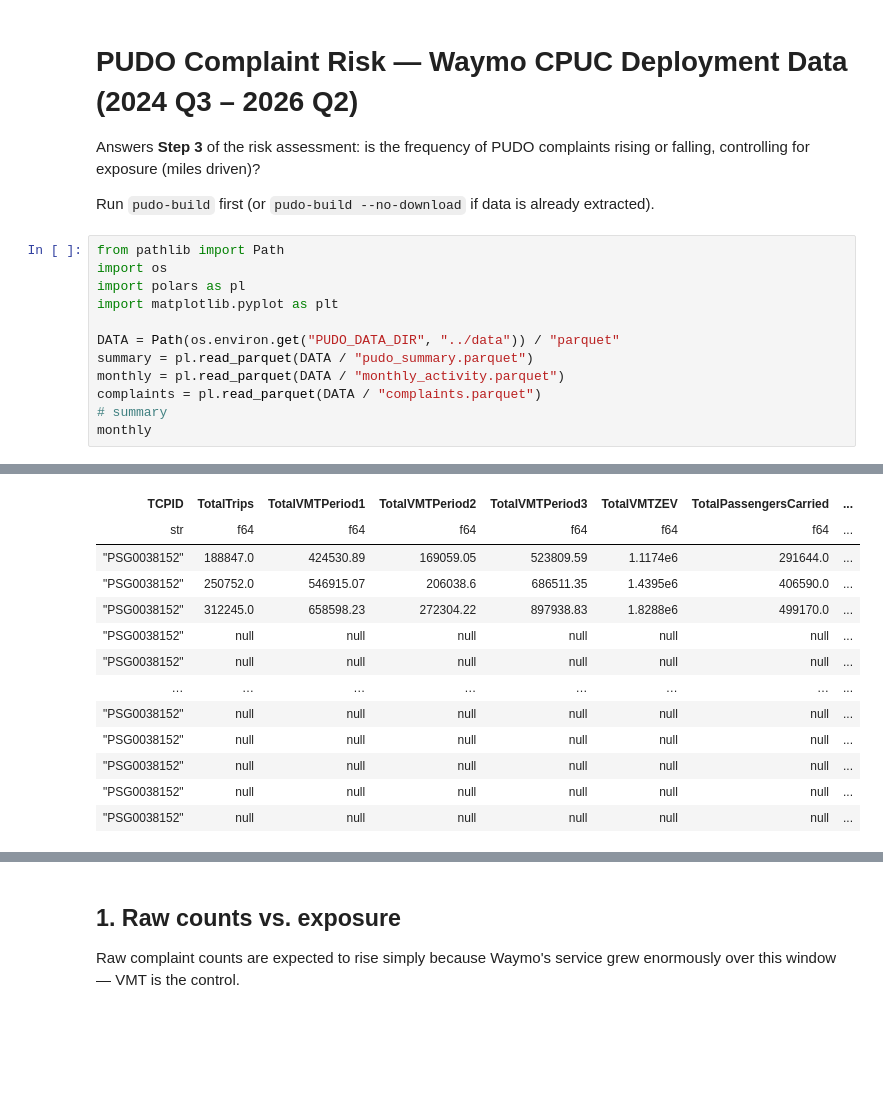
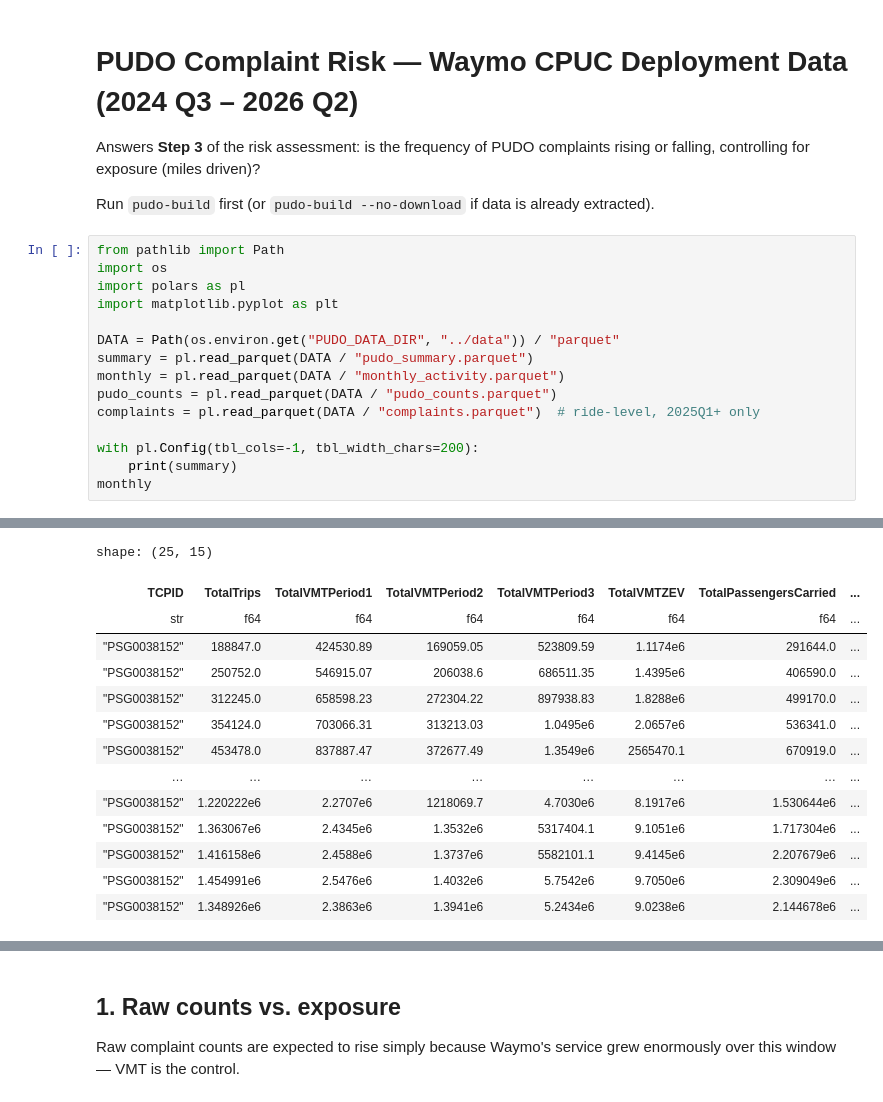
Before and after one commit to jonathanwilsonami/curbrisk-av, a Jupyter notebook: pudo-pipeline/notebooks/pudo_analysis.ipynb, the cells around one changed output, grey strips where cells are left out. Cells and saved outputs as stored; diff of their text form; blank space fills up the shorter version.

```diff
--- a/pudo-pipeline/notebooks/pudo_analysis.ipynb
+++ b/pudo-pipeline/notebooks/pudo_analysis.ipynb
@@ -13,7 +13,10 @@ import matplotlib.pyplot as plt
 DATA = Path(os.environ.get("PUDO_DATA_DIR", "../data")) / "parquet"
 summary = pl.read_parquet(DATA / "pudo_summary.parquet")
 monthly = pl.read_parquet(DATA / "monthly_activity.parquet")
-complaints = pl.read_parquet(DATA / "complaints.parquet")
-# summary
+pudo_counts = pl.read_parquet(DATA / "pudo_counts.parquet")
+complaints = pl.read_parquet(DATA / "complaints.parquet")  # ride-level, 2025Q1+ only
+
+with pl.Config(tbl_cols=-1, tbl_width_chars=200):
+    print(summary)
 monthly
 # %% [output]
@@ -21,16 +39,17 @@ shape: (19, 14)
+shape: (25, 15)
 | TCPID | TotalTrips | TotalVMTPeriod1 | TotalVMTPeriod2 | TotalVMTPeriod3 | TotalVMTZEV | TotalPassengersCarried | ... |
 | str | f64 | f64 | f64 | f64 | f64 | f64 | ... |
 | "PSG0038152" | 188847.0 | 424530.89 | 169059.05 | 523809.59 | 1.1174e6 | 291644.0 | ... |
 | "PSG0038152" | 250752.0 | 546915.07 | 206038.6 | 686511.35 | 1.4395e6 | 406590.0 | ... |
 | "PSG0038152" | 312245.0 | 658598.23 | 272304.22 | 897938.83 | 1.8288e6 | 499170.0 | ... |
-| "PSG0038152" | null | null | null | null | null | null | ... |
-| "PSG0038152" | null | null | null | null | null | null | ... |
+| "PSG0038152" | 354124.0 | 703066.31 | 313213.03 | 1.0495e6 | 2.0657e6 | 536341.0 | ... |
+| "PSG0038152" | 453478.0 | 837887.47 | 372677.49 | 1.3549e6 | 2565470.1 | 670919.0 | ... |
 | … | … | … | … | … | … | … | ... |
-| "PSG0038152" | null | null | null | null | null | null | ... |
-| "PSG0038152" | null | null | null | null | null | null | ... |
-| "PSG0038152" | null | null | null | null | null | null | ... |
-| "PSG0038152" | null | null | null | null | null | null | ... |
-| "PSG0038152" | null | null | null | null | null | null | ... |
+| "PSG0038152" | 1.220222e6 | 2.2707e6 | 1218069.7 | 4.7030e6 | 8.1917e6 | 1.530644e6 | ... |
+| "PSG0038152" | 1.363067e6 | 2.4345e6 | 1.3532e6 | 5317404.1 | 9.1051e6 | 1.717304e6 | ... |
+| "PSG0038152" | 1.416158e6 | 2.4588e6 | 1.3737e6 | 5582101.1 | 9.4145e6 | 2.207679e6 | ... |
+| "PSG0038152" | 1.454991e6 | 2.5476e6 | 1.4032e6 | 5.7542e6 | 9.7050e6 | 2.309049e6 | ... |
+| "PSG0038152" | 1.348926e6 | 2.3863e6 | 1.3941e6 | 5.2434e6 | 9.0238e6 | 2.144678e6 | ... |
 # %%
 summary
 # %% [output]
```
Also changed, not shown: parts of 16 cells of this notebook, 7 other files.
